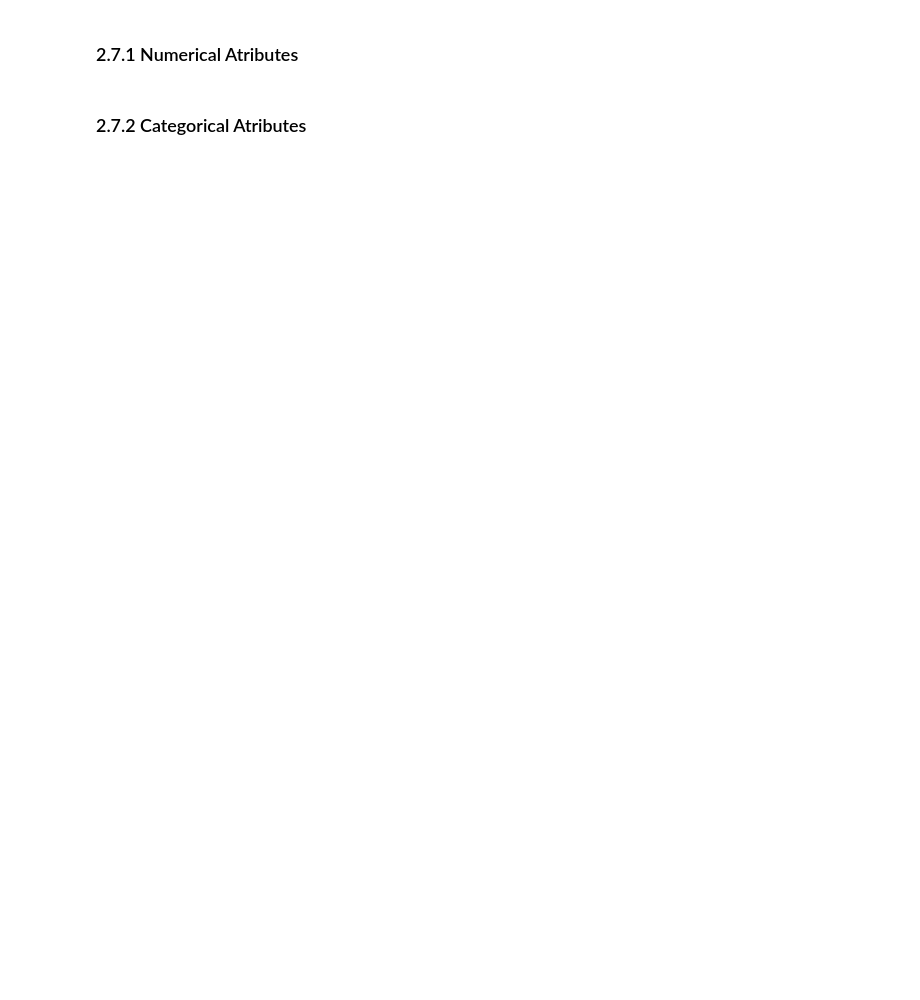
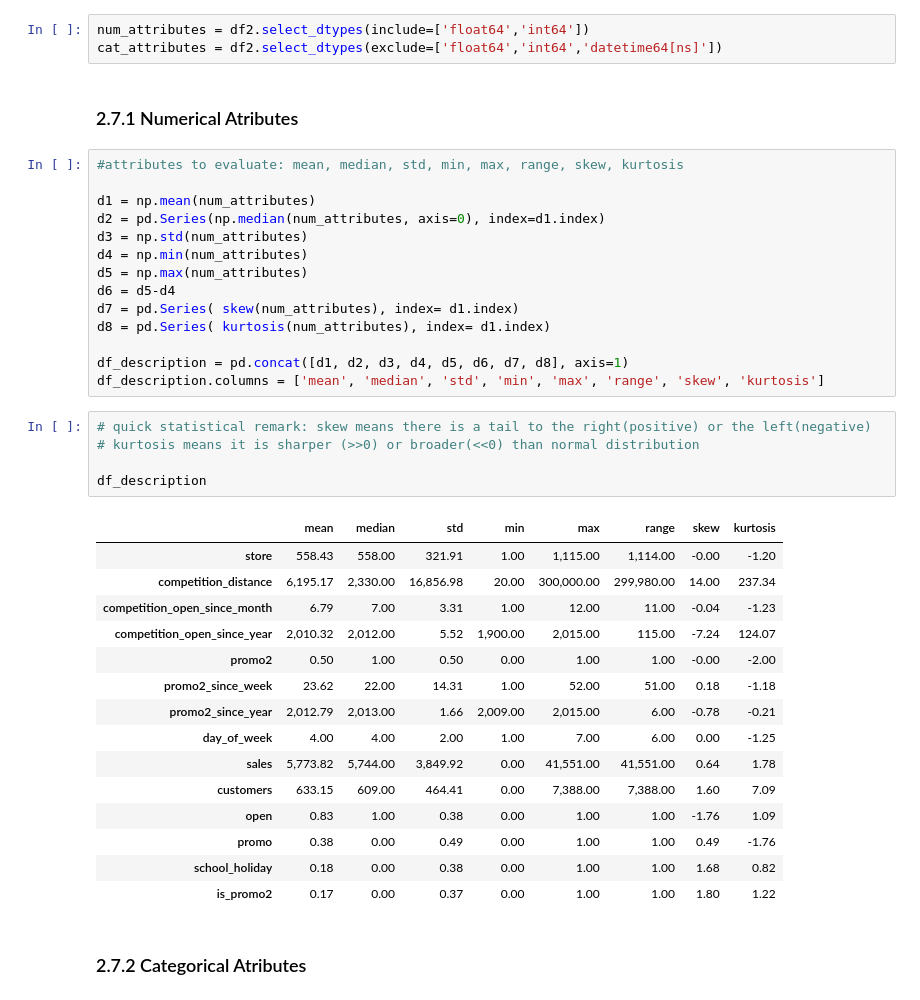
Before and after one commit to rafael-asousa/Sales-Prediction, a Jupyter notebook: notebook/Notebook-Sales-Prediction.ipynb, the cells around one changed output. Drawn from its saved outputs; the diff is of its cells as text; blank space fills up the shorter version.

Commit message:
did the description of attributes

```diff
--- a/notebook/Notebook-Sales-Prediction.ipynb
+++ b/notebook/Notebook-Sales-Prediction.ipynb
@@ -201,6 +227,44 @@ df2 = df2.astype( {'competition_open_since_month':'int64',
 # %% [markdown]
 ## 2.7 Descriptive Statistics
+# %%
+num_attributes = df2.select_dtypes(include=['float64','int64'])
+cat_attributes = df2.select_dtypes(exclude=['float64','int64','datetime64[ns]'])
 # %% [markdown]
 ### 2.7.1 Numerical Atributes
+# %%
+#attributes to evaluate: mean, median, std, min, max, range, skew, kurtosis
+
+d1 = np.mean(num_attributes)
+d2 = pd.Series(np.median(num_attributes, axis=0), index=d1.index)
+d3 = np.std(num_attributes)
+d4 = np.min(num_attributes)
+d5 = np.max(num_attributes)
+d6 = d5-d4
+d7 = pd.Series( skew(num_attributes), index= d1.index)
+d8 = pd.Series( kurtosis(num_attributes), index= d1.index)
+
+df_description = pd.concat([d1, d2, d3, d4, d5, d6, d7, d8], axis=1)
+df_description.columns = ['mean', 'median', 'std', 'min', 'max', 'range', 'skew', 'kurtosis']
+# %%
+# quick statistical remark: skew means there is a tail to the right(positive) or the left(negative)
+# kurtosis means it is sharper (>>0) or broader(<<0) than normal distribution
+
+df_description
+# %% [output]
+|  | mean | median | std | min | max | range | skew | kurtosis |
+| store | 558.43 | 558.00 | 321.91 | 1.00 | 1,115.00 | 1,114.00 | -0.00 | -1.20 |
+| competition_distance | 6,195.17 | 2,330.00 | 16,856.98 | 20.00 | 300,000.00 | 299,980.00 | 14.00 | 237.34 |
+| competition_open_since_month | 6.79 | 7.00 | 3.31 | 1.00 | 12.00 | 11.00 | -0.04 | -1.23 |
+| competition_open_since_year | 2,010.32 | 2,012.00 | 5.52 | 1,900.00 | 2,015.00 | 115.00 | -7.24 | 124.07 |
+| promo2 | 0.50 | 1.00 | 0.50 | 0.00 | 1.00 | 1.00 | -0.00 | -2.00 |
+| promo2_since_week | 23.62 | 22.00 | 14.31 | 1.00 | 52.00 | 51.00 | 0.18 | -1.18 |
+| promo2_since_year | 2,012.79 | 2,013.00 | 1.66 | 2,009.00 | 2,015.00 | 6.00 | -0.78 | -0.21 |
+| day_of_week | 4.00 | 4.00 | 2.00 | 1.00 | 7.00 | 6.00 | 0.00 | -1.25 |
+| sales | 5,773.82 | 5,744.00 | 3,849.92 | 0.00 | 41,551.00 | 41,551.00 | 0.64 | 1.78 |
+| customers | 633.15 | 609.00 | 464.41 | 0.00 | 7,388.00 | 7,388.00 | 1.60 | 7.09 |
+| open | 0.83 | 1.00 | 0.38 | 0.00 | 1.00 | 1.00 | -1.76 | 1.09 |
+| promo | 0.38 | 0.00 | 0.49 | 0.00 | 1.00 | 1.00 | 0.49 | -1.76 |
+| school_holiday | 0.18 | 0.00 | 0.38 | 0.00 | 1.00 | 1.00 | 1.68 | 0.82 |
+| is_promo2 | 0.17 | 0.00 | 0.37 | 0.00 | 1.00 | 1.00 | 1.80 | 1.22 |
 # %% [markdown]
 ### 2.7.2 Categorical Atributes
```
Also changed, not shown: parts of 10 cells of this notebook.
